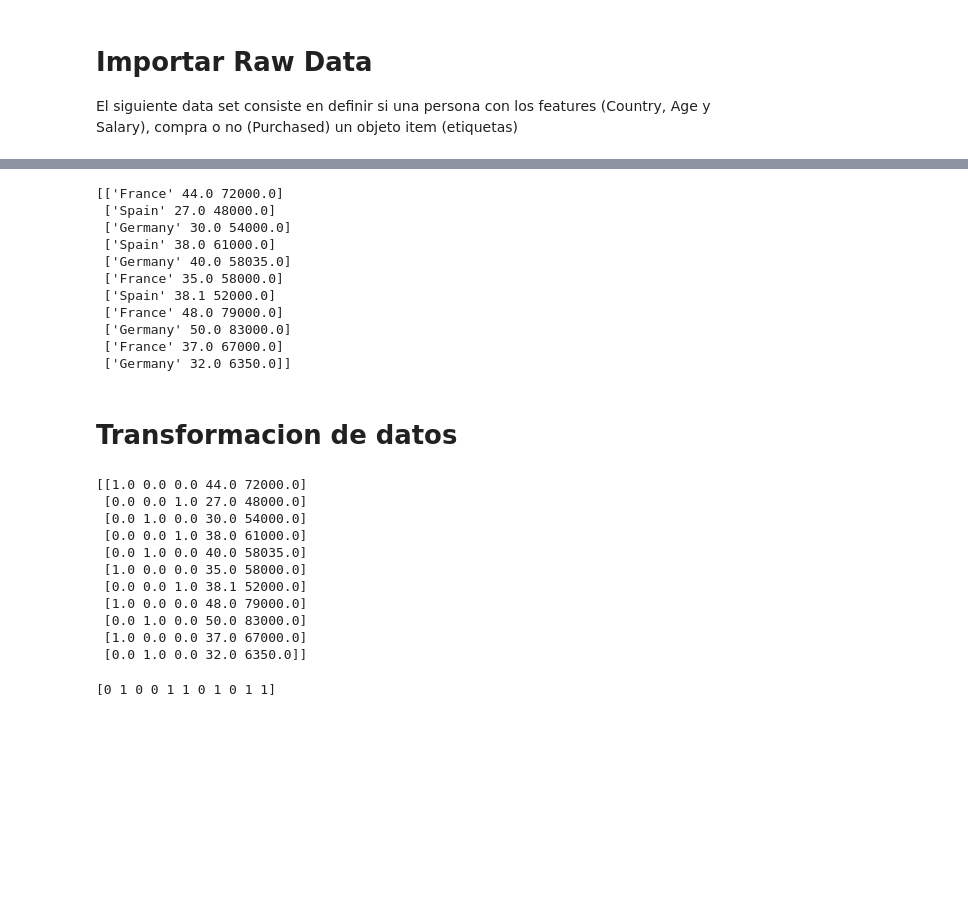
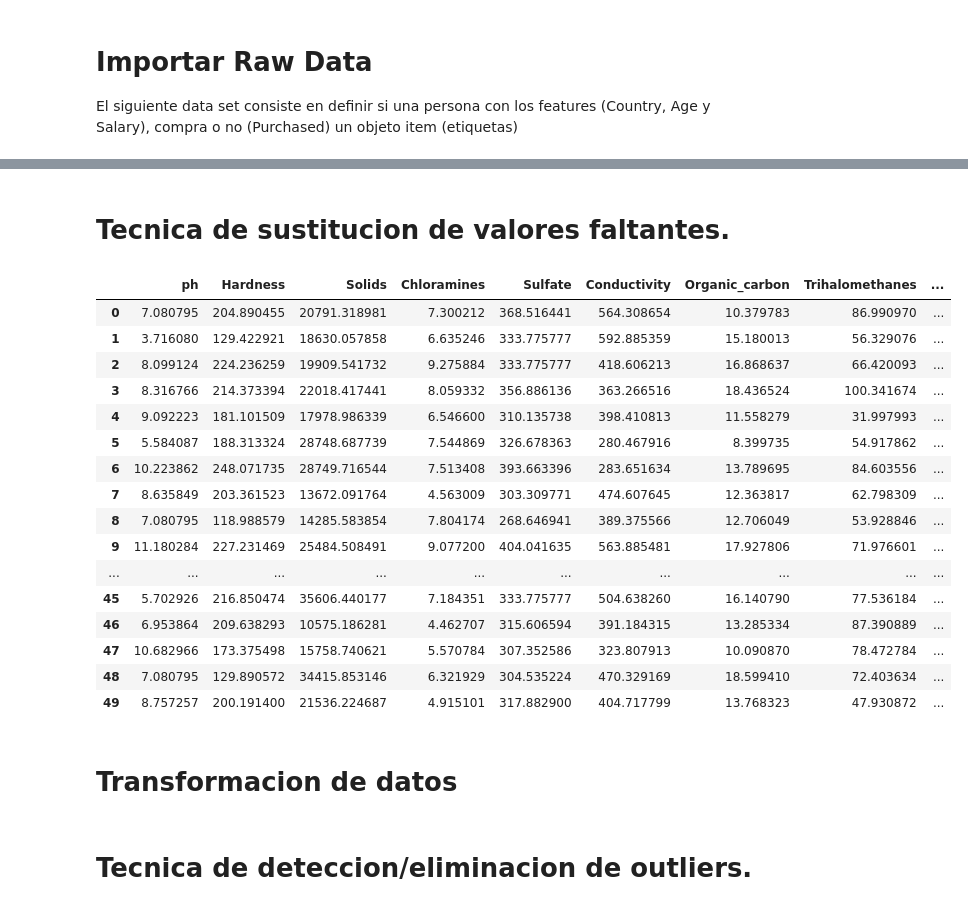
Before and after one commit to stevenjimbus/ReconocimientoPatronesTec, a Jupyter notebook: InvCorta-2-Steven-Jimenez.ipynb, the cells around one changed output, grey strips where cells are left out. Drawn from its saved outputs; the diff is of its cells as text; code cells hidden in the pictures; blank space fills up the shorter version.

```diff
--- a/InvCorta-2-Steven-Jimenez.ipynb
+++ b/InvCorta-2-Steven-Jimenez.ipynb
@@ -43,47 +47,26 @@ Vector de etiquetas
+# %% [markdown]
+# Tecnica de sustitucion de valores faltantes.
 # %%
-from sklearn.impute import SimpleImputer
-imputer = SimpleImputer(missing_values=np.nan, strategy='mean')
-imputer.fit(X[:, 1:3])
-X[:, 1:3] = imputer.transform(X[:, 1:3])
-print(X)
+dataset.fillna(dataset.mean(), inplace = True)
 # %% [output]
-[['France' 44.0 72000.0]
- ['Spain' 27.0 48000.0]
- ['Germany' 30.0 54000.0]
- ['Spain' 38.0 61000.0]
- ['Germany' 40.0 58035.0]
- ['France' 35.0 58000.0]
- ['Spain' 38.1 52000.0]
- ['France' 48.0 79000.0]
- ['Germany' 50.0 83000.0]
- ['France' 37.0 67000.0]
- ['Germany' 32.0 6350.0]]
+|  | ph | Hardness | Solids | Chloramines | Sulfate | Conductivity | Organic_carbon | Trihalomethanes | ... |
+| 0 | 7.080795 | 204.890455 | 20791.318981 | 7.300212 | 368.516441 | 564.308654 | 10.379783 | 86.990970 | ... |
+| 1 | 3.716080 | 129.422921 | 18630.057858 | 6.635246 | 333.775777 | 592.885359 | 15.180013 | 56.329076 | ... |
+| 2 | 8.099124 | 224.236259 | 19909.541732 | 9.275884 | 333.775777 | 418.606213 | 16.868637 | 66.420093 | ... |
+| 3 | 8.316766 | 214.373394 | 22018.417441 | 8.059332 | 356.886136 | 363.266516 | 18.436524 | 100.341674 | ... |
+| 4 | 9.092223 | 181.101509 | 17978.986339 | 6.546600 | 310.135738 | 398.410813 | 11.558279 | 31.997993 | ... |
+| 5 | 5.584087 | 188.313324 | 28748.687739 | 7.544869 | 326.678363 | 280.467916 | 8.399735 | 54.917862 | ... |
+| 6 | 10.223862 | 248.071735 | 28749.716544 | 7.513408 | 393.663396 | 283.651634 | 13.789695 | 84.603556 | ... |
+| 7 | 8.635849 | 203.361523 | 13672.091764 | 4.563009 | 303.309771 | 474.607645 | 12.363817 | 62.798309 | ... |
+| 8 | 7.080795 | 118.988579 | 14285.583854 | 7.804174 | 268.646941 | 389.375566 | 12.706049 | 53.928846 | ... |
+| 9 | 11.180284 | 227.231469 | 25484.508491 | 9.077200 | 404.041635 | 563.885481 | 17.927806 | 71.976601 | ... |
+| ... | ... | ... | ... | ... | ... | ... | ... | ... | ... |
+| 45 | 5.702926 | 216.850474 | 35606.440177 | 7.184351 | 333.775777 | 504.638260 | 16.140790 | 77.536184 | ... |
+| 46 | 6.953864 | 209.638293 | 10575.186281 | 4.462707 | 315.606594 | 391.184315 | 13.285334 | 87.390889 | ... |
+| 47 | 10.682966 | 173.375498 | 15758.740621 | 5.570784 | 307.352586 | 323.807913 | 10.090870 | 78.472784 | ... |
+| 48 | 7.080795 | 129.890572 | 34415.853146 | 6.321929 | 304.535224 | 470.329169 | 18.599410 | 72.403634 | ... |
+| 49 | 8.757257 | 200.191400 | 21536.224687 | 4.915101 | 317.882900 | 404.717799 | 13.768323 | 47.930872 | ... |
-# %% [markdown]
-# Transformacion de datos
-# %%
-# One Hot encoding para el feature Country
-from sklearn.compose import ColumnTransformer
-from sklearn.preprocessing import OneHotEncoder
-ct = ColumnTransformer(transformers=[('encoder', OneHotEncoder(), [0])], remainder='passthrough')
-X = np.array(ct.fit_transform(X))
-print(X)
-# %% [output]
-[[1.0 0.0 0.0 44.0 72000.0]
- [0.0 0.0 1.0 27.0 48000.0]
- [0.0 1.0 0.0 30.0 54000.0]
- [0.0 0.0 1.0 38.0 61000.0]
- [0.0 1.0 0.0 40.0 58035.0]
- [1.0 0.0 0.0 35.0 58000.0]
- [0.0 0.0 1.0 38.1 52000.0]
- [1.0 0.0 0.0 48.0 79000.0]
- [0.0 1.0 0.0 50.0 83000.0]
- [1.0 0.0 0.0 37.0 67000.0]
- [0.0 1.0 0.0 32.0 6350.0]]
-# %%
-# Codificar la variable dependiente o output del sistema (etiqueta)
-from sklearn.preprocessing import LabelEncoder
-le = LabelEncoder()
-y = le.fit_transform(y)
-print(y)
-# %% [output]
-[0 1 0 0 1 1 0 1 0 1 1]
+# %% [markdown]
+# Transformacion de datos
+# %% [markdown]
+# Tecnica de deteccion/eliminacion de outliers.
```
Also changed, not shown: parts of 4 cells of this notebook, 3 other files.
